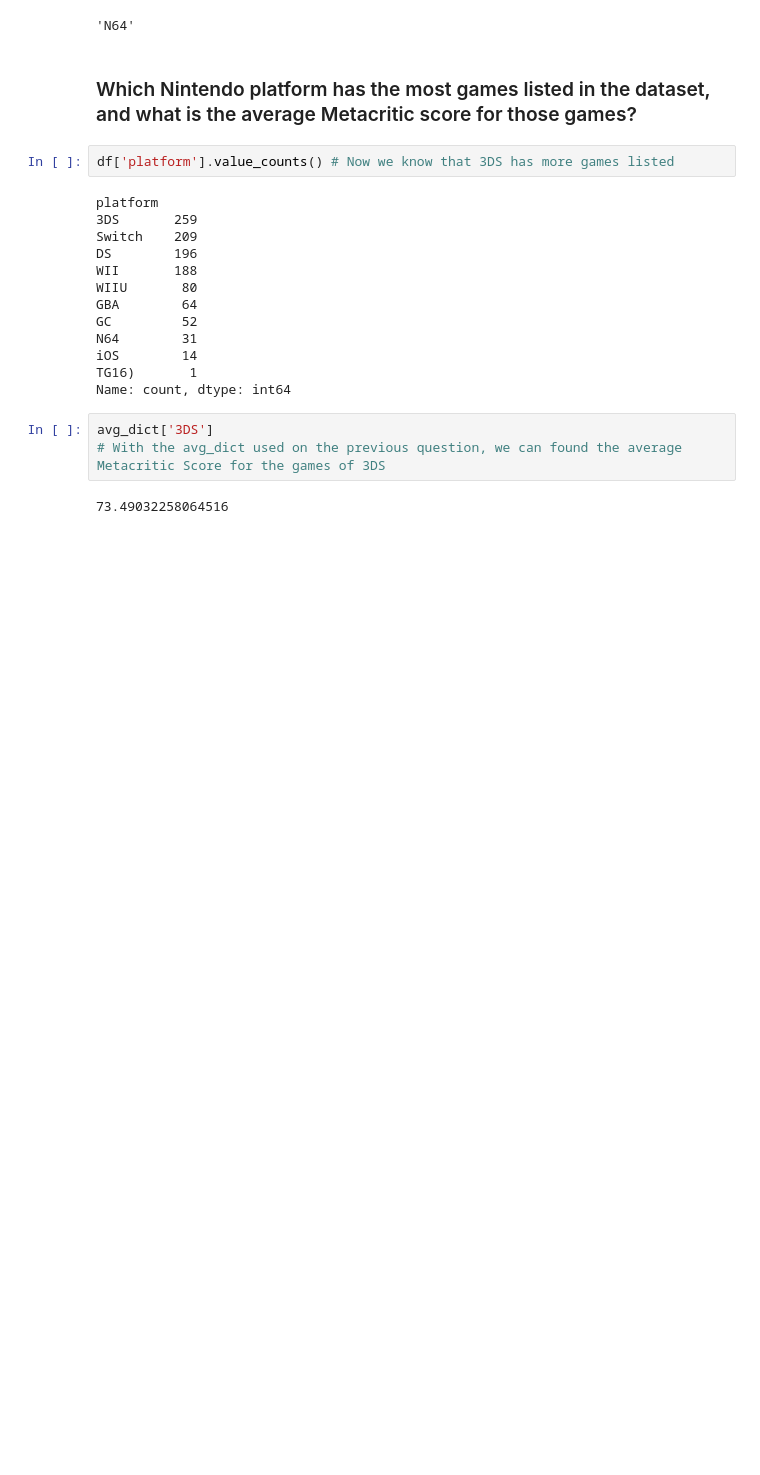
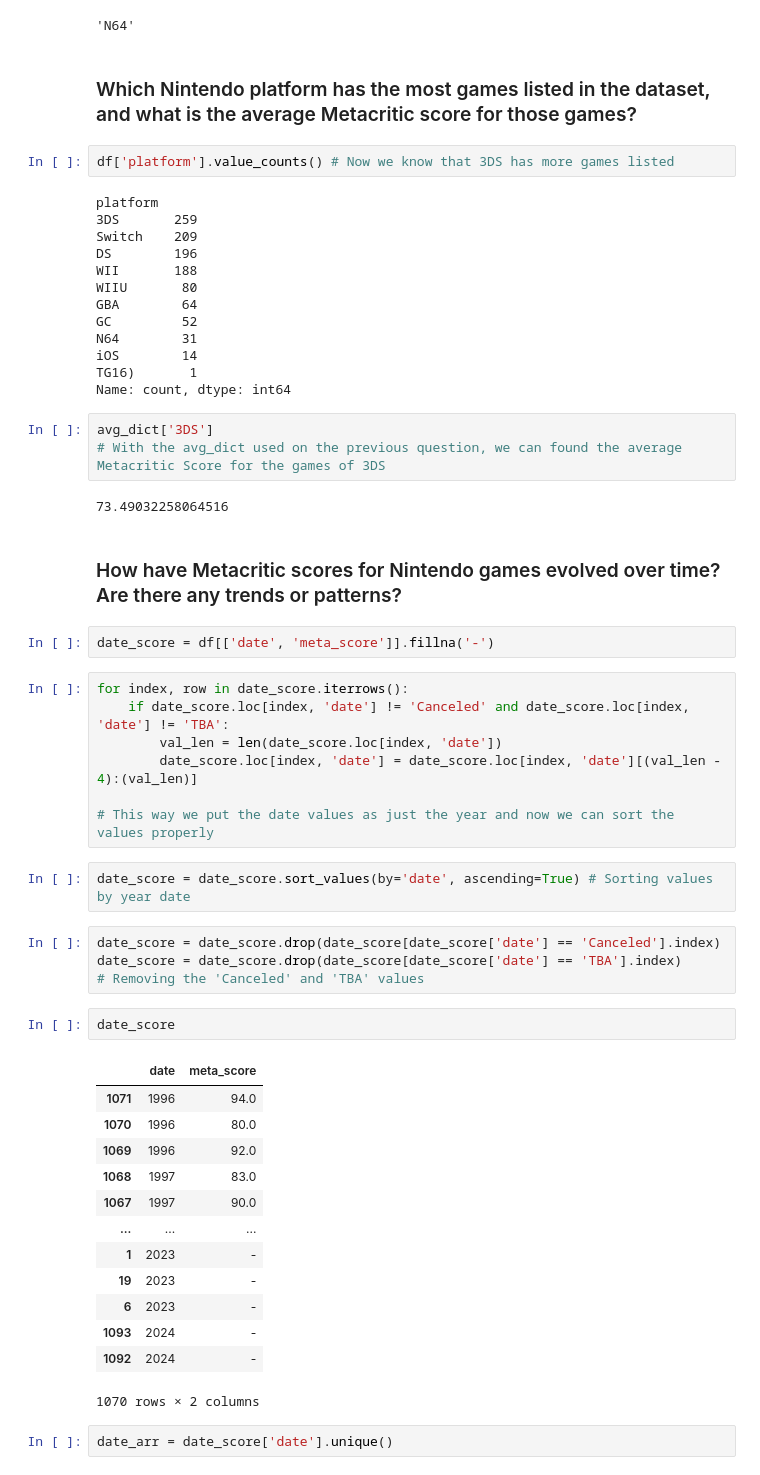
Before and after one commit to Pablosxz/Nintendo-Data-Analysis, a Jupyter notebook: Nintendo-Games.ipynb, the cells around one changed output. Drawn from its saved outputs; the diff is of its cells as text; blank space fills up the shorter version.

```diff
--- a/Nintendo-Games.ipynb
+++ b/Nintendo-Games.ipynb
@@ -155,3 +155,38 @@ avg_dict['3DS']
 # With the avg_dict used on the previous question, we can found the average Metacritic Score for the games of 3DS
 # %% [output]
 73.49032258064516
+# %% [markdown]
+### How have Metacritic scores for Nintendo games evolved over time? Are there any trends or patterns?
+# %%
+date_score = df[['date', 'meta_score']].fillna('-')
+# %%
+for index, row in date_score.iterrows():
+    if date_score.loc[index, 'date'] != 'Canceled' and date_score.loc[index, 'date'] != 'TBA':
+        val_len = len(date_score.loc[index, 'date'])
+        date_score.loc[index, 'date'] = date_score.loc[index, 'date'][(val_len - 4):(val_len)]
+
+# This way we put the date values as just the year and now we can sort the values properly
+# %%
+date_score = date_score.sort_values(by='date', ascending=True) # Sorting values by year date
+# %%
+date_score = date_score.drop(date_score[date_score['date'] == 'Canceled'].index)
+date_score = date_score.drop(date_score[date_score['date'] == 'TBA'].index)
+# Removing the 'Canceled' and 'TBA' values
+# %%
+date_score
+# %% [output]
+|  | date | meta_score |
+| 1071 | 1996 | 94.0 |
+| 1070 | 1996 | 80.0 |
+| 1069 | 1996 | 92.0 |
+| 1068 | 1997 | 83.0 |
+| 1067 | 1997 | 90.0 |
+| ... | ... | ... |
+| 1 | 2023 | - |
+| 19 | 2023 | - |
+| 6 | 2023 | - |
+| 1093 | 2024 | - |
+| 1092 | 2024 | - |
+1070 rows × 2 columns
+# %%
+date_arr = date_score['date'].unique()
```
Also changed, not shown: parts of 7 cells of this notebook.
